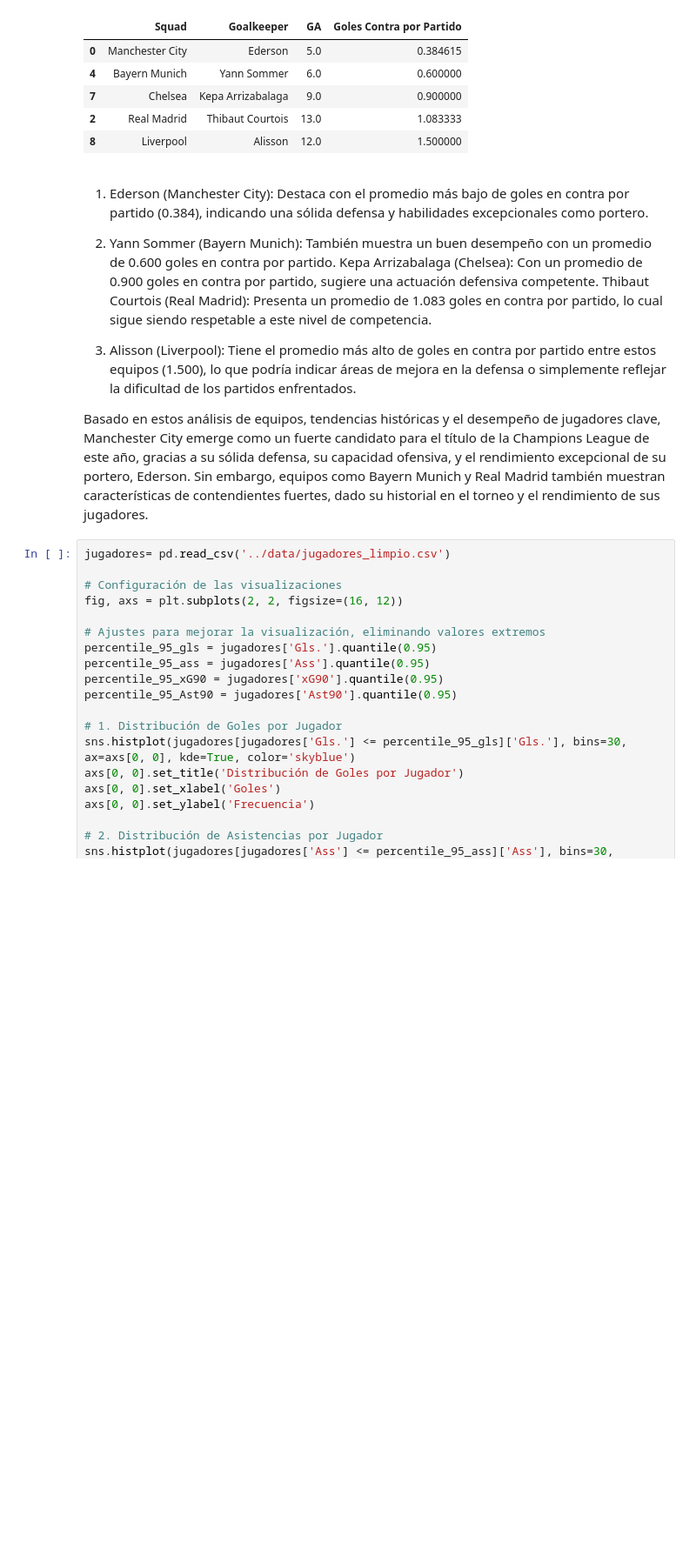
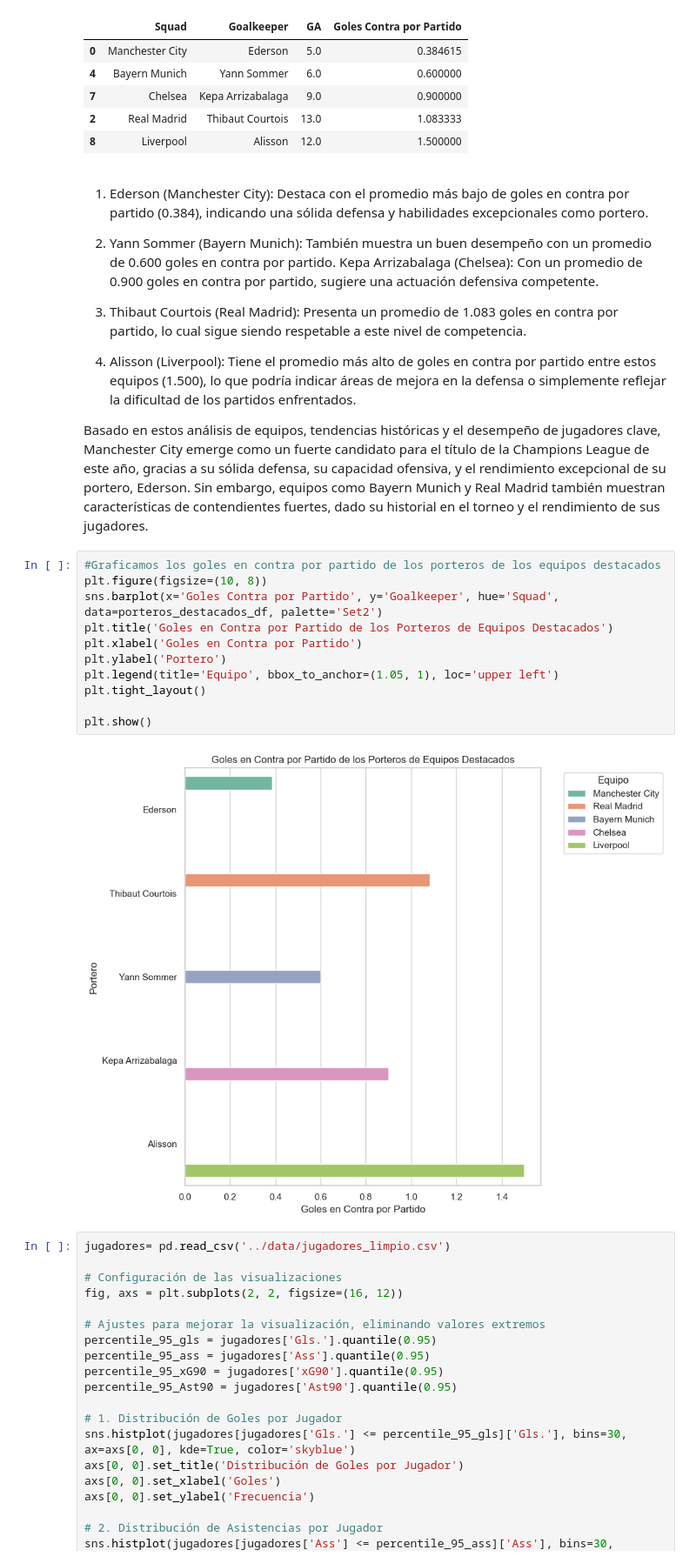
Before and after one commit to albabernal03/UEFA_PREDICCION2.0, a Jupyter notebook: analisis/analisis_data.ipynb, the cells around one changed output. Shown at 87% size. Drawn from its saved outputs; the diff is of its cells as text; blank space fills up the shorter version.

```diff
--- a/analisis/analisis_data.ipynb
+++ b/analisis/analisis_data.ipynb
@@ -230,11 +230,25 @@ porteros_destacados_df[['Squad', 'Goalkeeper', 'GA', 'Goles Contra por Partido']
 
 2. Yann Sommer (Bayern Munich): También muestra un buen desempeño con un promedio de 0.600 goles en contra por partido.
 Kepa Arrizabalaga (Chelsea): Con un promedio de 0.900 goles en contra por partido, sugiere una actuación defensiva competente.
-Thibaut Courtois (Real Madrid): Presenta un promedio de 1.083 goles en contra por partido, lo cual sigue siendo respetable a este nivel de competencia.
 
-3. Alisson (Liverpool): Tiene el promedio más alto de goles en contra por partido entre estos equipos (1.500), lo que podría indicar áreas de mejora en la defensa o simplemente reflejar la dificultad de los partidos enfrentados.
+3. Thibaut Courtois (Real Madrid): Presenta un promedio de 1.083 goles en contra por partido, lo cual sigue siendo respetable a este nivel de competencia.
+
+4. Alisson (Liverpool): Tiene el promedio más alto de goles en contra por partido entre estos equipos (1.500), lo que podría indicar áreas de mejora en la defensa o simplemente reflejar la dificultad de los partidos enfrentados.
 
 Basado en estos análisis de equipos, tendencias históricas y el desempeño de jugadores clave, Manchester City emerge como un fuerte candidato para el título de la Champions League de este año, gracias a su sólida defensa, su capacidad ofensiva, y el rendimiento excepcional de su portero, Ederson. Sin embargo, equipos como Bayern Munich y Real Madrid también muestran características de contendientes fuertes, dado su historial en el torneo y el rendimiento de sus jugadores.
+# %%
+#Graficamos los goles en contra por partido de los porteros de los equipos destacados
+plt.figure(figsize=(10, 8))
+sns.barplot(x='Goles Contra por Partido', y='Goalkeeper', hue='Squad', data=porteros_destacados_df, palette='Set2')
+plt.title('Goles en Contra por Partido de los Porteros de Equipos Destacados')
+plt.xlabel('Goles en Contra por Partido')
+plt.ylabel('Portero')
+plt.legend(title='Equipo', bbox_to_anchor=(1.05, 1), loc='upper left')
+plt.tight_layout()
+
+plt.show()
+# %% [output]
+[figure, added]
 # %%
 jugadores= pd.read_csv('../data/jugadores_limpio.csv')
 
```
Also changed, not shown: 2 other files.
